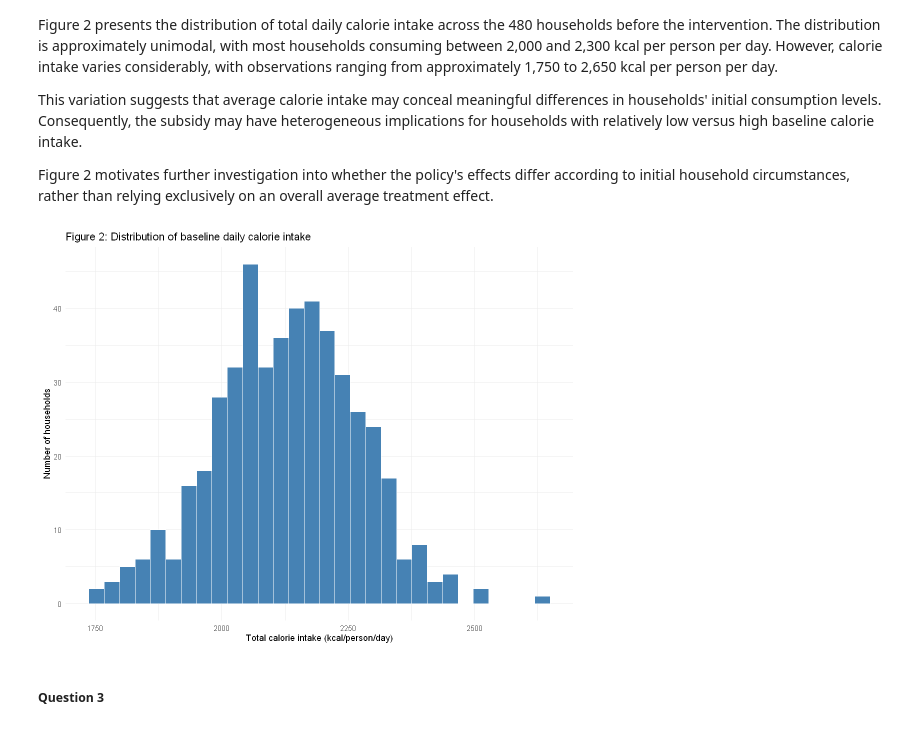
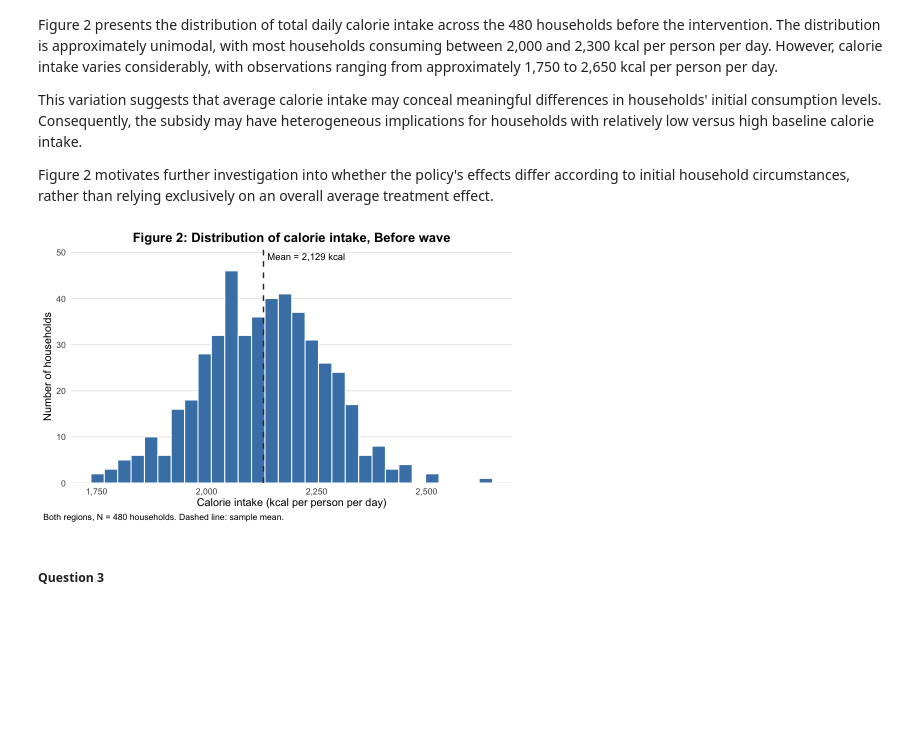
Before and after one commit to drishtikhemlani2306/pau_milan_assignment_1, a Jupyter notebook: assignment1_submission.ipynb, the cells around one changed output. Drawn from its saved outputs; the diff is of its cells as text; code cells hidden in the pictures; blank space fills up the shorter version.

```diff
--- a/assignment1_submission.ipynb
+++ b/assignment1_submission.ipynb
@@ -365,24 +420,42 @@ This variation suggests that average calorie intake may conceal meaningful diffe
 
 Figure 2 motivates further investigation into whether the policy's effects differ according to initial household circumstances, rather than relying exclusively on an overall average treatment effect.
 # %%
-# Figure 2: Distribution of baseline calorie intake
+options(repr.plot.width = 8, repr.plot.height = 5)
 
-calorie_data |>
+# Data: total calories per household in the Before wave
+baseline_calories <- raw_data |>
   filter(wave == "Before") |>
-  ggplot(aes(x = total_calories)) +
-  geom_histogram(
-    bins = 30,
-    fill = "steelblue",
-    colour = "white"
-  ) +
-  labs(
-    title = "Figure 2: Distribution of baseline daily calorie intake",
-    x = "Total calorie intake (kcal/person/day)",
-    y = "Number of households"
-  ) +
-  theme_minimal()
+  group_by(household_id) |>
+  summarise(total_calories = sum(food_caloric_intake), .groups = "drop")
+
+mean_kcal <- mean(baseline_calories$total_calories)
+
+# Histogram with the sample mean
+ggplot(baseline_calories, aes(total_calories)) +
+  geom_histogram(bins = 30, fill = "steelblue", colour = "white") +
+  geom_vline(xintercept = mean_kcal, linetype = "dashed", colour = "grey20", linewidth = 0.8) +
+  annotate("text", x = mean_kcal, y = Inf,
+           label = paste0("Mean = ", format(round(mean_kcal), big.mark = ","), " kcal"),
+           hjust = -0.05, vjust = 1.5, size = 4) +
+
+  # Scales: bars start at the base, thousands separator on the x axis
+  scale_x_continuous(labels = scales::comma) +
+  scale_y_continuous(expand = expansion(mult = c(0, 0.1))) +
+
+  # Titles and notes
+  labs(title = "Figure 2: Distribution of calorie intake, Before wave",
+       x = "Calorie intake (kcal per person per day)", y = "Number of households",
+       caption = "Both regions, N = 480 households. Dashed line: sample mean.") +
+
+  # Visual style
+  theme_minimal(base_size = 13) +
+  theme(panel.grid.minor = element_blank(),
+        panel.grid.major.x = element_blank(),
+        plot.title = element_text(face = "bold", hjust = 0.5),
+        plot.caption = element_text(hjust = 0),
+        plot.caption.position = "plot")
 # %% [output]
-[figure, old version]
+[figure, new version]
 # %% [markdown]
 ##### Question 3
 # %% [markdown]
```
Also changed, not shown: parts of 23 cells of this notebook.
